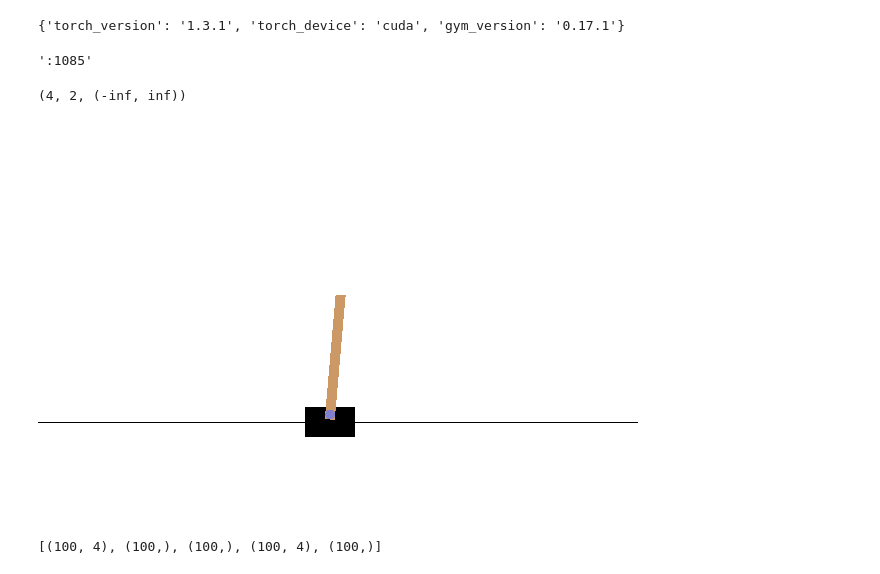
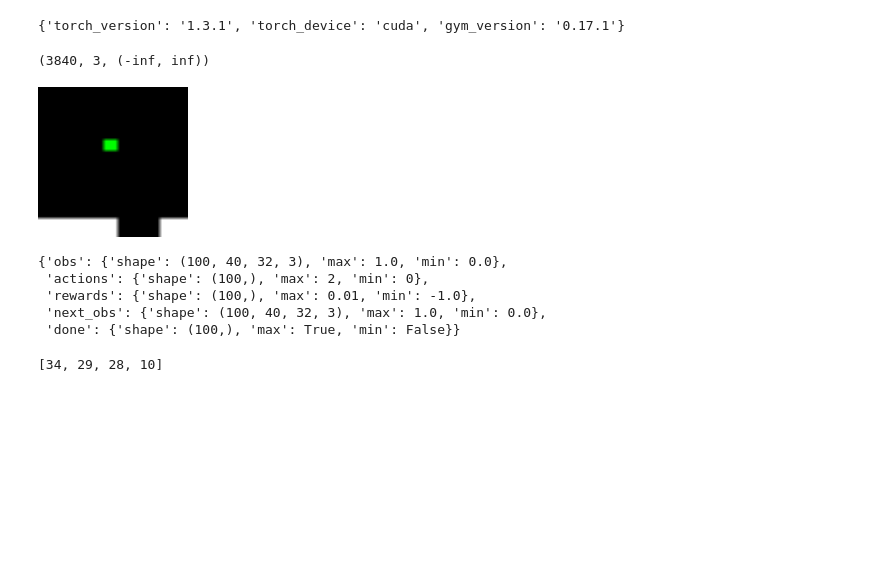
Before and after one commit to ichko/differentiable-simulation, a Jupyter notebook: notebooks/08-the-last-world-model.ipynb, the cells around one changed output. Saved outputs shown, nothing was run; the diff lists cells and outputs as text; code cells hidden in the pictures; blank space fills up the shorter version.

```diff
--- a/notebooks/08-the-last-world-model.ipynb
+++ b/notebooks/08-the-last-world-model.ipynb
@@ -18,7 +18,3 @@ import torch.nn as nn
 utils.info
 # %% [output]
 {'torch_version': '1.3.1', 'torch_device': 'cuda', 'gym_version': '0.17.1'}
-# %%
-utils.use_virtual_display()
-# %% [output]
-':1085'
@@ -25,6 +23,8 @@ utils.use_virtual_display()
+# %%
+env_name = 'CubeCrash-v0'
 # %%
 # env = gym.make('snek-rgb-16-v1')
-env = gym.make('CartPole-v1')
+env = gym.make(env_name)
 
 observation = env.reset()
 action = env.action_space.sample()
@@ -35,6 +35,6 @@ obs_size = np.prod(env.observation_space.shape)
 
 obs_size, num_actions, env.reward_range, # env.unwrapped.unwrapped.get_action_meanings()
 # %% [output]
-(4, 2, (-inf, inf))
+(3840, 3, (-inf, inf))
 # %%
 dqn = utils.DQNAgent(obs_size, num_actions)
@@ -42,12 +42,24 @@ dqn.make_persisted('./.models/dqn2.pkl')
 # %%
 dqn_play_env = utils.play_env(env, dqn, duration=100)
-utils.i_python_display_frames(dqn_play_env, fps=60)
+utils.i_python_display_frames(dqn_play_env, fps=60, screen_size=(150, 150))
 # %% [output]
-[figure, old version]
+[figure, new version]
 # %%
-generator = utils.ExperienceGenerator()(env, dqn, bs=100)
+generator = utils.ExperienceGenerator(env, dqn, bs=100)
+next(generator)
 batch = next(generator)
-[t.shape for t in batch]
+{
+    k: dict(shape=t.shape, max=t.max(), min=t.min())
+    for k, t in batch.items()
+}
 # %% [output]
-[(100, 4), (100,), (100,), (100, 4), (100,)]
+{'obs': {'shape': (100, 40, 32, 3), 'max': 1.0, 'min': 0.0},
+ 'actions': {'shape': (100,), 'max': 2, 'min': 0},
+ 'rewards': {'shape': (100,), 'max': 0.01, 'min': -1.0},
+ 'next_obs': {'shape': (100, 40, 32, 3), 'max': 1.0, 'min': 0.0},
+ 'done': {'shape': (100,), 'max': True, 'min': False}}
+# %%
+generator.episodes_len
+# %% [output]
+[34, 29, 28, 10]
 # %%
```
Also changed, not shown: parts of 13 cells of this notebook.
